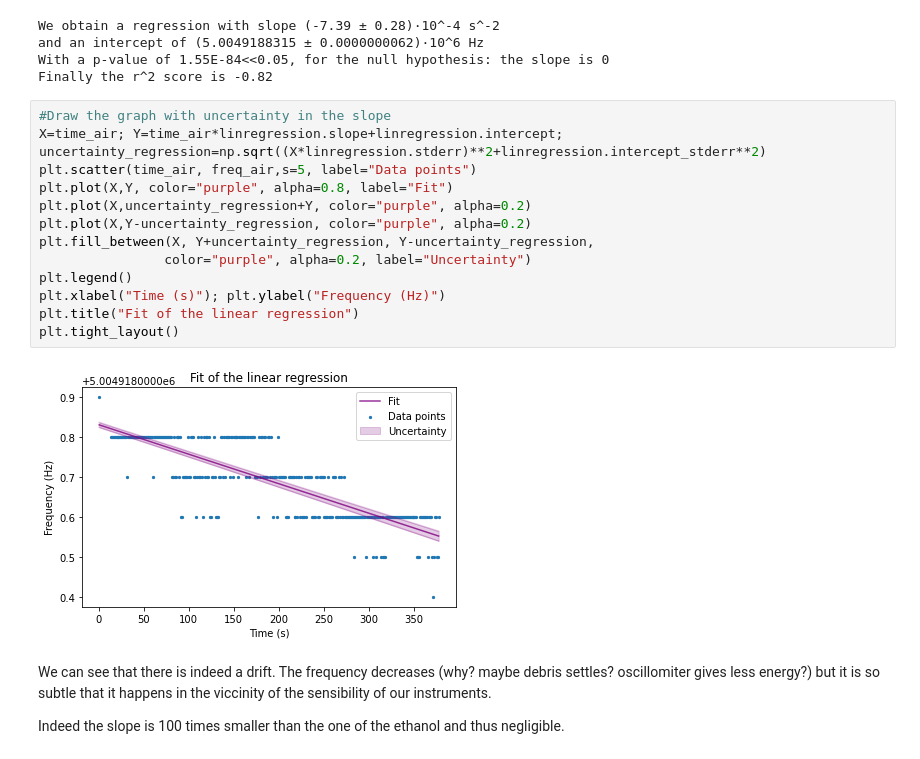
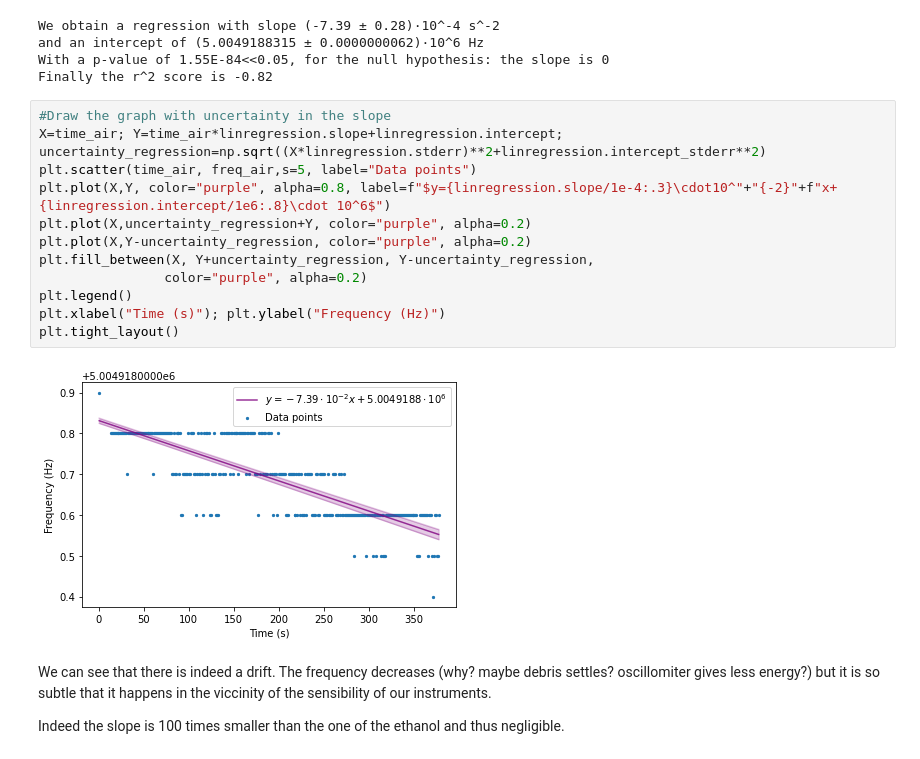
Before and after one commit to Nereumobu/advanced_lab_master, a Jupyter notebook: Ma_17/Task1_air_ethanol.ipynb, the cells around one changed output. Cells and saved outputs as stored; diff of their text form.

```diff
--- a/Ma_17/Task1_air_ethanol.ipynb
+++ b/Ma_17/Task1_air_ethanol.ipynb
@@ -213,19 +217,18 @@ Finally the r^2 score is -0.82
 # %%
 #Draw the graph with uncertainty in the slope
 X=time_air; Y=time_air*linregression.slope+linregression.intercept;
 uncertainty_regression=np.sqrt((X*linregression.stderr)**2+linregression.intercept_stderr**2)
 plt.scatter(time_air, freq_air,s=5, label="Data points")
-plt.plot(X,Y, color="purple", alpha=0.8, label="Fit")
+plt.plot(X,Y, color="purple", alpha=0.8, label=f"$y={linregression.slope/1e-4:.3}\cdot10^"+"{-2}"+f"x+{linregression.intercept/1e6:.8}\cdot 10^6$")
 plt.plot(X,uncertainty_regression+Y, color="purple", alpha=0.2)
 plt.plot(X,Y-uncertainty_regression, color="purple", alpha=0.2)
 plt.fill_between(X, Y+uncertainty_regression, Y-uncertainty_regression,
-                color="purple", alpha=0.2, label="Uncertainty")
+                color="purple", alpha=0.2)
 plt.legend()
 plt.xlabel("Time (s)"); plt.ylabel("Frequency (Hz)")
-plt.title("Fit of the linear regression")
 plt.tight_layout()
 # %% [output]
-[figure, old version]
+[figure, new version]
 # %% [markdown]
 We can see that there is indeed a drift. The frequency decreases (why? maybe debris settles? oscillomiter gives less energy?) but it is so subtle that it happens in the viccinity of the sensibility of our instruments.
 
```
Also changed, not shown: parts of 3 cells of this notebook, 13 other files.
